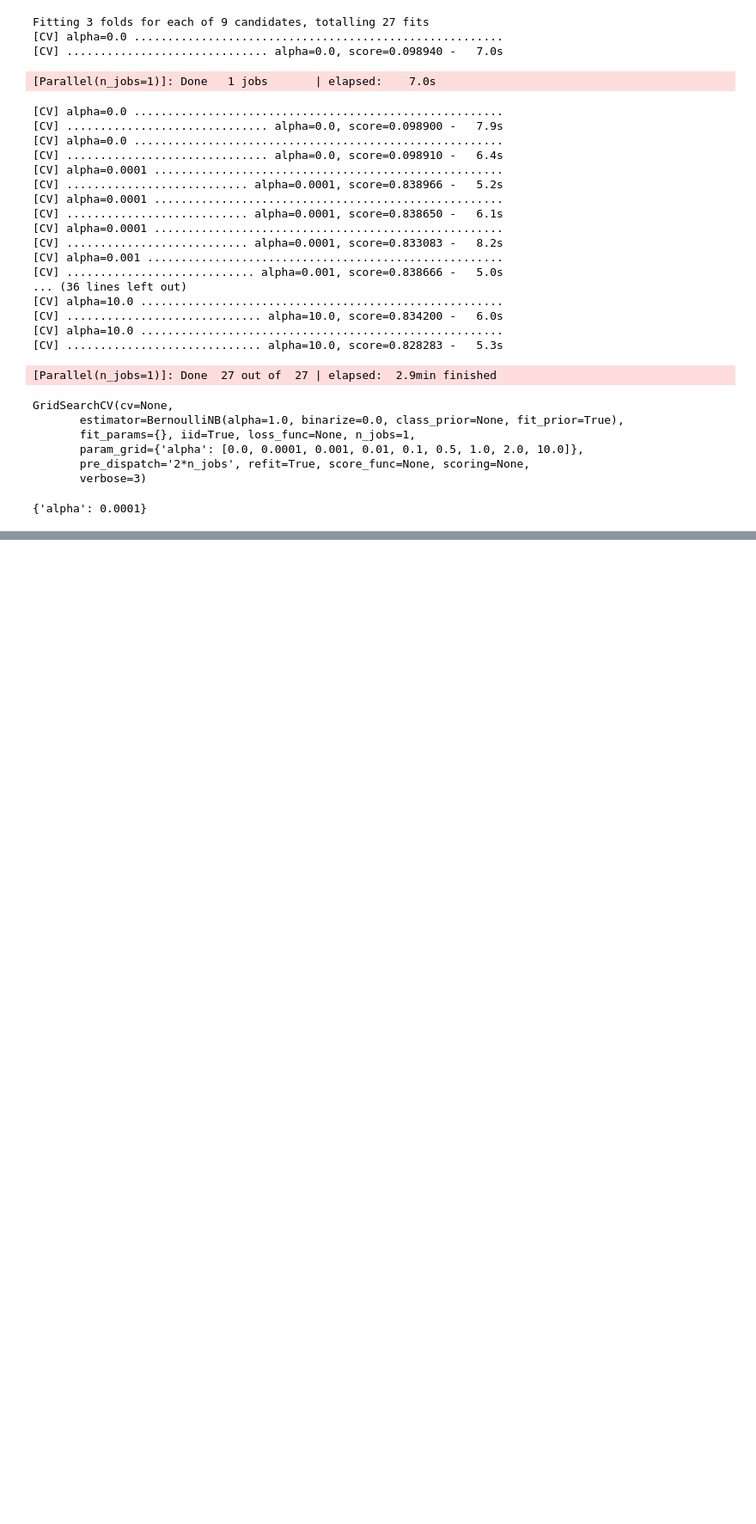
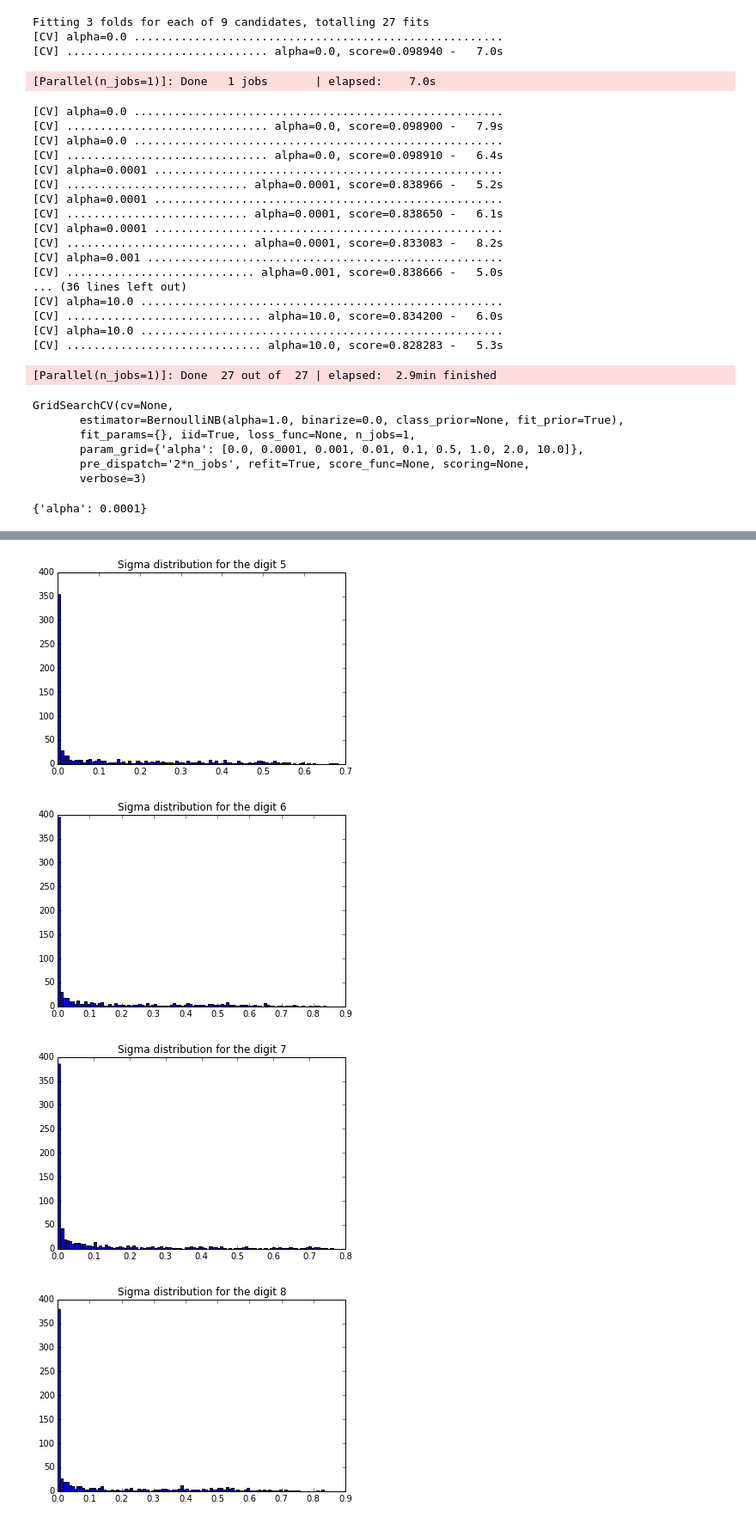
Before and after one commit to jbocharov-mids/W207-Machine-Learning, a Jupyter notebook: reference/scratch.ipynb, the cells around one changed output, grey strips where cells are left out. Shown at 86% size. Cells and saved outputs as stored; diff of their text form; code cells hidden in the pictures; blank space fills up the shorter version.

```diff
--- a/reference/scratch.ipynb
+++ b/reference/scratch.ipynb
@@ -714,0 +775,13 @@ grid_search.best_params_
+# %%
+sigma = gaussian_naive_bayes.sigma_
+
+for digit in range(5,10):
+    sigma_figure = plt.figure()
+    sigma_hist = plt.hist(theta[digit], bins = 100)
+    sigma_hist_title = plt.title('Sigma distribution for the digit ' + str(digit))
+    plt.show()
+# %% [output]
+[figure, added]
+[figure, added]
+[figure, added]
+[figure, added]
```
Also changed, not shown: parts of 15 cells of this notebook, 1 other file.
